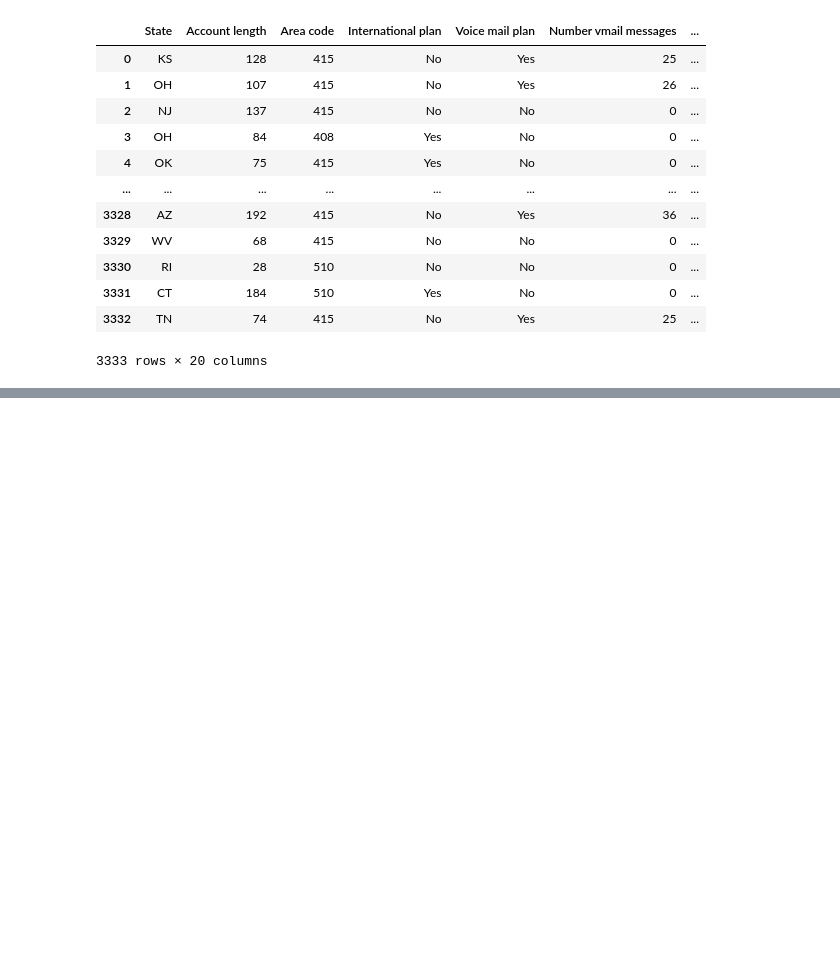
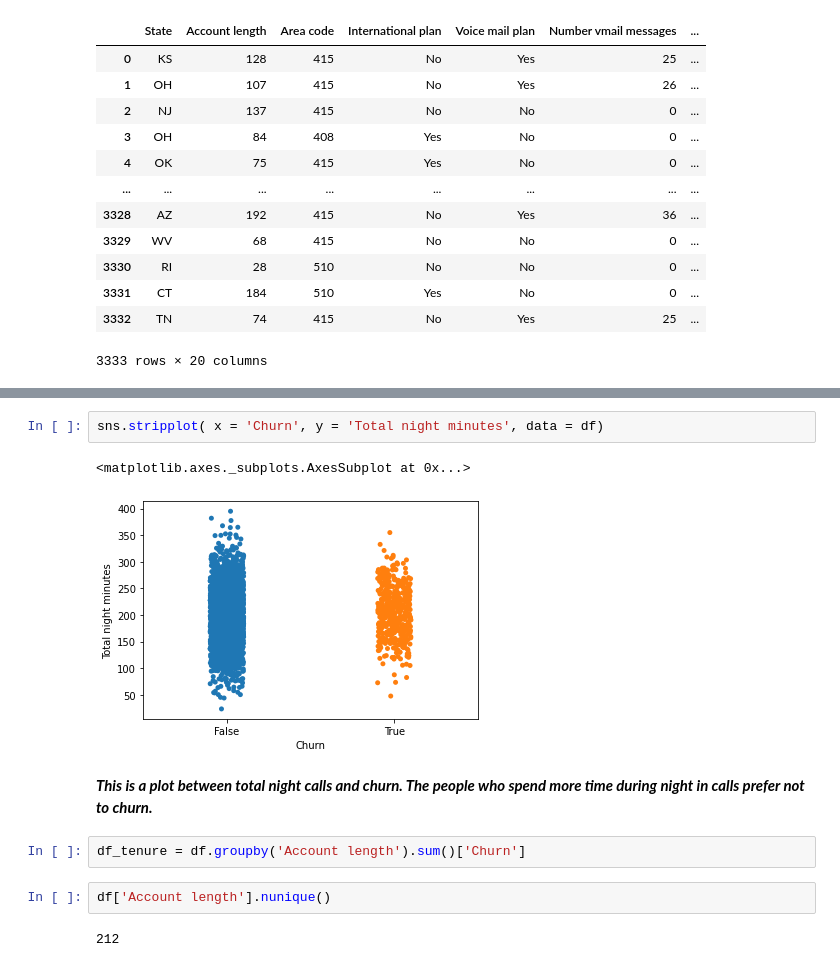
Before and after one commit to akifkashif/EDA-Capstone-Project---Mohammed-Akifuddin, a Jupyter notebook: TEAM_Telecom_Churn_Analysis_Capstone_Project.ipynb, the cells around one changed output, grey strips where cells are left out. Drawn from its saved outputs; the diff is of its cells as text; blank space fills up the shorter version.

```diff
--- a/TEAM_Telecom_Churn_Analysis_Capstone_Project.ipynb
+++ b/TEAM_Telecom_Churn_Analysis_Capstone_Project.ipynb
@@ -864,0 +885,13 @@ df
+# %%
+sns.stripplot( x = 'Churn', y = 'Total night minutes', data = df)
+# %% [output]
+<matplotlib.axes._subplots.AxesSubplot at 0x...>
+[figure, added]
+# %% [markdown]
+***This is a plot between total night calls and churn. The people who spend more time during night in calls prefer not to churn.***
+# %%
+df_tenure = df.groupby('Account length').sum()['Churn']
+# %%
+df['Account length'].nunique()
+# %% [output]
+212
```
Also changed, not shown: parts of 35 cells of this notebook.
